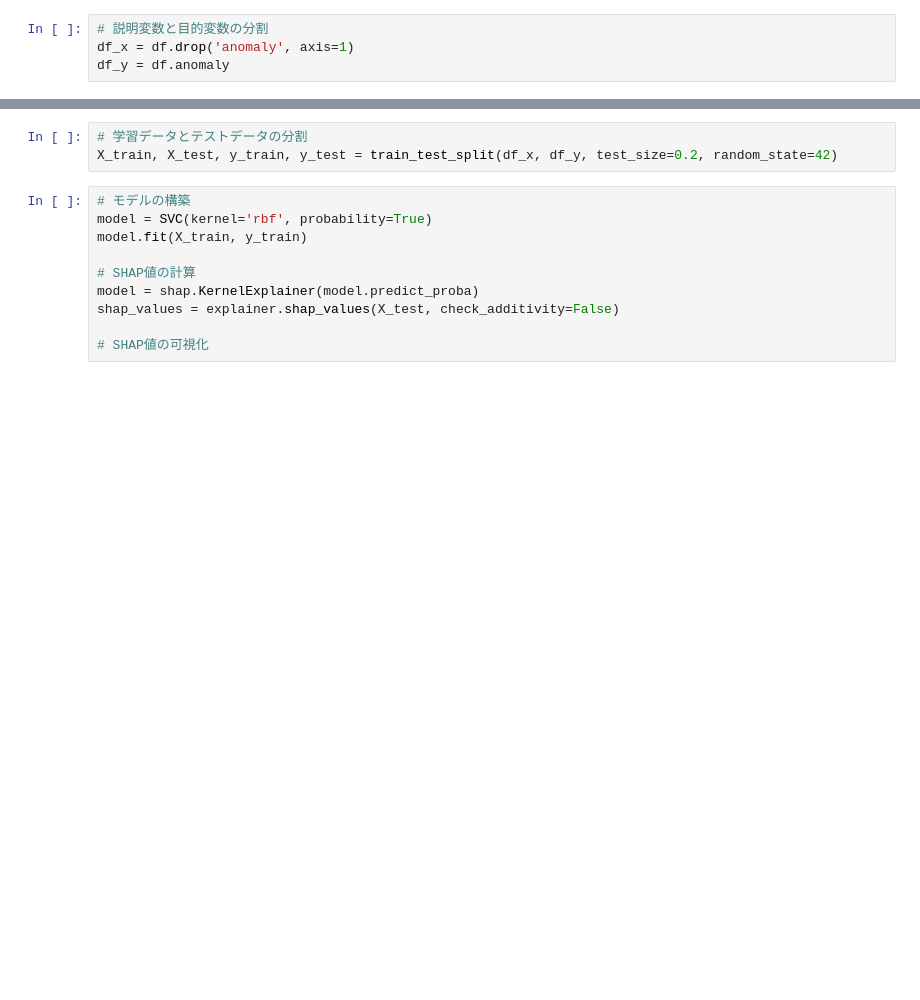
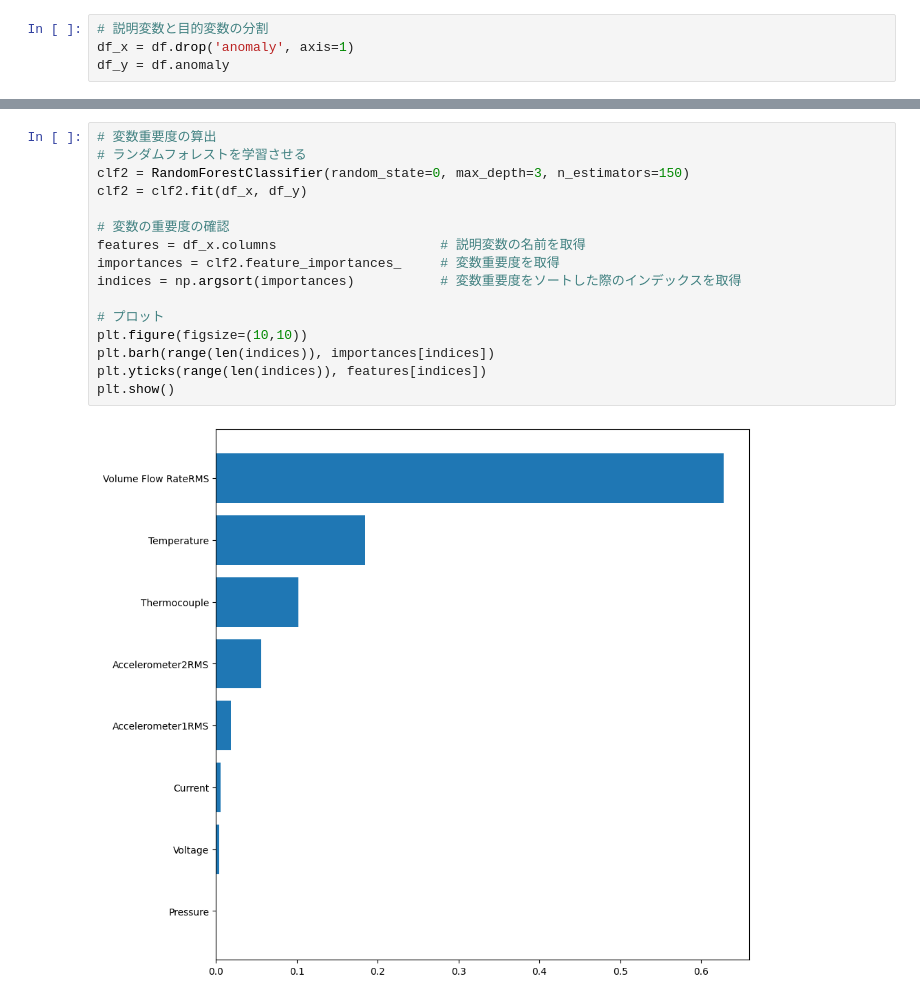
Before and after one commit to asa-neko/B3_Fri1, a Jupyter notebook: main.ipynb, the cells around one changed output, grey strips where cells are left out. Cells and saved outputs as stored; diff of their text form; blank space fills up the shorter version.

Commit message:
Isolation Forestの直前まで終了

```diff
--- a/main.ipynb
+++ b/main.ipynb
@@ -134,13 +133,18 @@ ExecutableNotFound: failed to execute WindowsPath('dot'), make sure the Graphviz
-# %%
-# 学習データとテストデータの分割
-X_train, X_test, y_train, y_test = train_test_split(df_x, df_y, test_size=0.2, random_state=42)
-# %%
-# モデルの構築
-model = SVC(kernel='rbf', probability=True)
-model.fit(X_train, y_train)
-
-# SHAP値の計算
-model = shap.KernelExplainer(model.predict_proba)
-shap_values = explainer.shap_values(X_test, check_additivity=False)
-
-# SHAP値の可視化
+# %%
+# 変数重要度の算出
+# ランダムフォレストを学習させる
+clf2 = RandomForestClassifier(random_state=0, max_depth=3, n_estimators=150)
+clf2 = clf2.fit(df_x, df_y)
+
+# 変数の重要度の確認
+features = df_x.columns                     # 説明変数の名前を取得
+importances = clf2.feature_importances_     # 変数重要度を取得
+indices = np.argsort(importances)           # 変数重要度をソートした際のインデックスを取得
+
+# プロット
+plt.figure(figsize=(10,10))
+plt.barh(range(len(indices)), importances[indices])
+plt.yticks(range(len(indices)), features[indices])
+plt.show()
+# %% [output]
+[figure, added]
```
Also changed, not shown: parts of 10 cells of this notebook.
